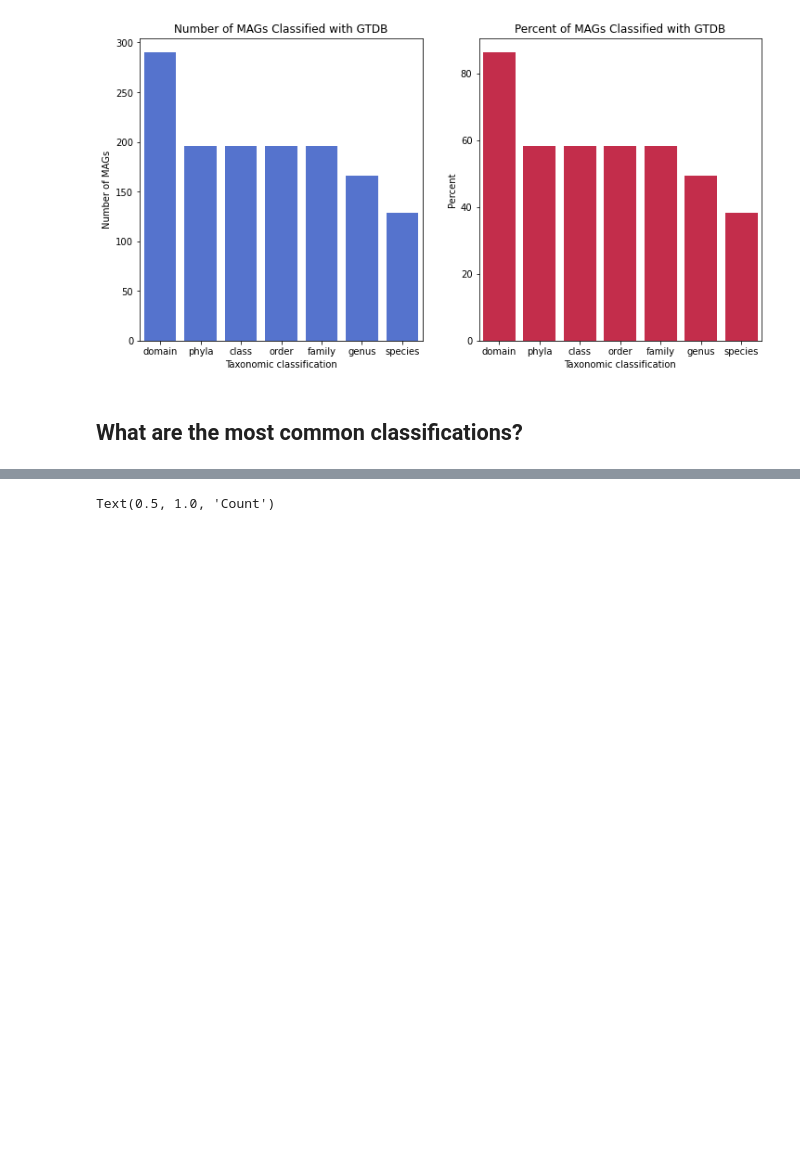
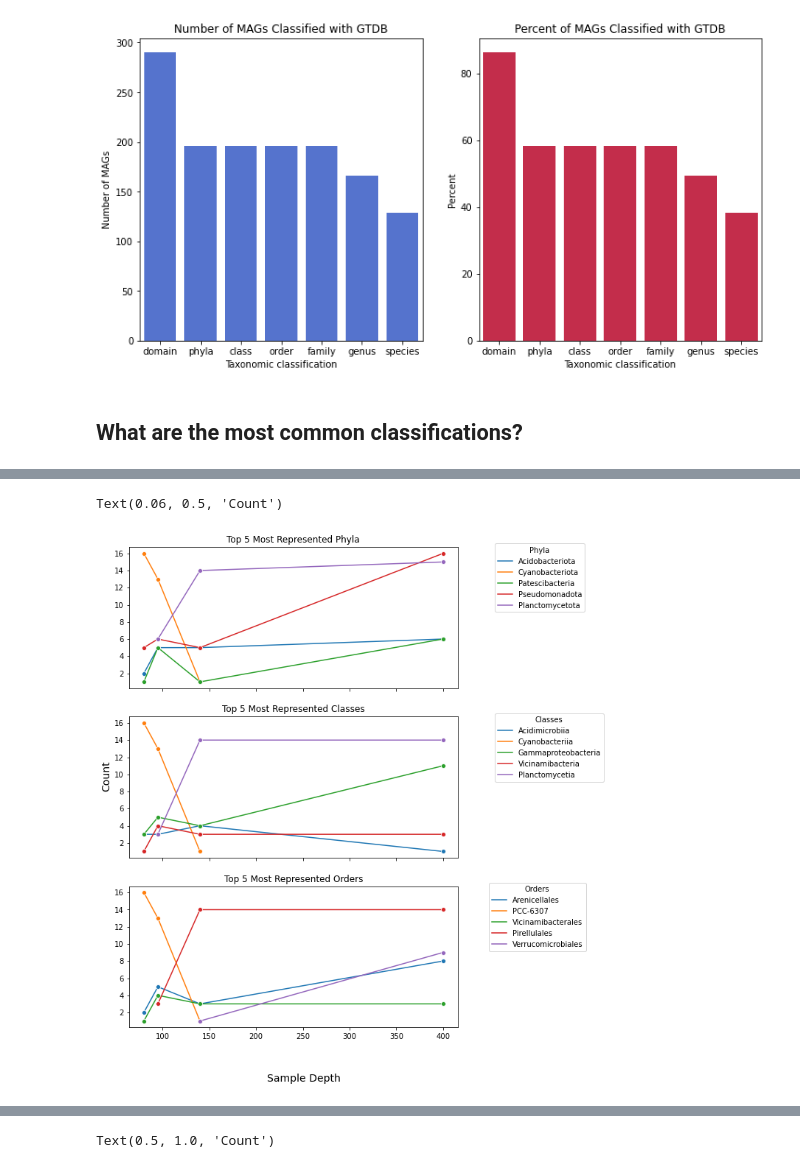
Before and after one commit to mdherring/OMZ_MH_Analysis, a Jupyter notebook: 06_associations_gtdbtk.ipynb, the cells around one changed output, grey strips where cells are left out. Cells and saved outputs as stored; diff of their text form; code cells hidden in the pictures; blank space fills up the shorter version.

Commit message:
added lineplots

```diff
--- a/06_associations_gtdbtk.ipynb
+++ b/06_associations_gtdbtk.ipynb
@@ -127,0 +117,38 @@ Text(0.5, 1.0, 'Top 10 Most Abundant Orders')
+# %%
+# create a data frame with only the top 5 phyla
+phyla_sub = df.loc[df['phyla'].isin(['Planctomycetota', 'Pseudomonadota', 'Cyanobacteriota','Acidobacteriota','Patescibacteria'])]
+phyla_sub = phyla_sub.groupby(['sample_depth', 'phyla'], as_index=False)['host_name'].count()
+
+# create a data frame with only the top 5 classes
+class_sub = df.loc[df['class'].isin(['Planctomycetia', 'Cyanobacteriia', 'Gammaproteobacteria','Vicinamibacteria','Acidimicrobiia'])]
+class_sub = class_sub.groupby(['sample_depth','class'], as_index=False)['host_name'].count()
+
+# create a dataframe with only the top 5 orders
+order_sub = df.loc[df['order'].isin(['Pirellulales', 'PCC-6307', 'Arenicellales','Vicinamibacterales','Verrucomicrobiales'])]
+order_sub = order_sub.groupby(['sample_depth','order'], as_index=False)['host_name'].count()
+
+fig, axes = plt.subplots(nrows=3, ncols=1, sharex=True, sharey=True, figsize=(8,12))
+
+sns.lineplot(x = 'sample_depth', y= 'host_name', data = phyla_sub, hue = 'phyla', marker='o', ax = axes[0])
+axes[0].set_xlabel('')
+axes[0].set_ylabel('')
+axes[0].set_title('Top 5 Most Represented Phyla')
+axes[0].legend(bbox_to_anchor=(1.1, 1.05),title='Phyla')
+
+sns.lineplot(x = 'sample_depth', y= 'host_name', data = class_sub, hue = 'class',  marker='o', ax = axes[1])
+axes[1].set_xlabel('')
+axes[1].set_ylabel('')
+axes[1].set_title('Top 5 Most Represented Classes')
+axes[1].legend(bbox_to_anchor=(1.1, 1.05),title='Classes')
+
+sns.lineplot(x = 'sample_depth', y= 'host_name', data = order_sub, hue = 'order',  marker='o', ax = axes[2])
+axes[2].set_xlabel('')
+axes[2].set_ylabel('')
+axes[2].set_title('Top 5 Most Represented Orders')
+axes[2].legend(bbox_to_anchor=(1.4, 1.05),title='Orders')
+
+fig.text(0.45,0.04,'Sample Depth',fontsize=14)
+fig.text(0.06, 0.5, 'Count',rotation='vertical',fontsize=14)
+# %% [output]
+Text(0.06, 0.5, 'Count')
+[figure, added]
```
Also changed, not shown: parts of 6 cells of this notebook.
